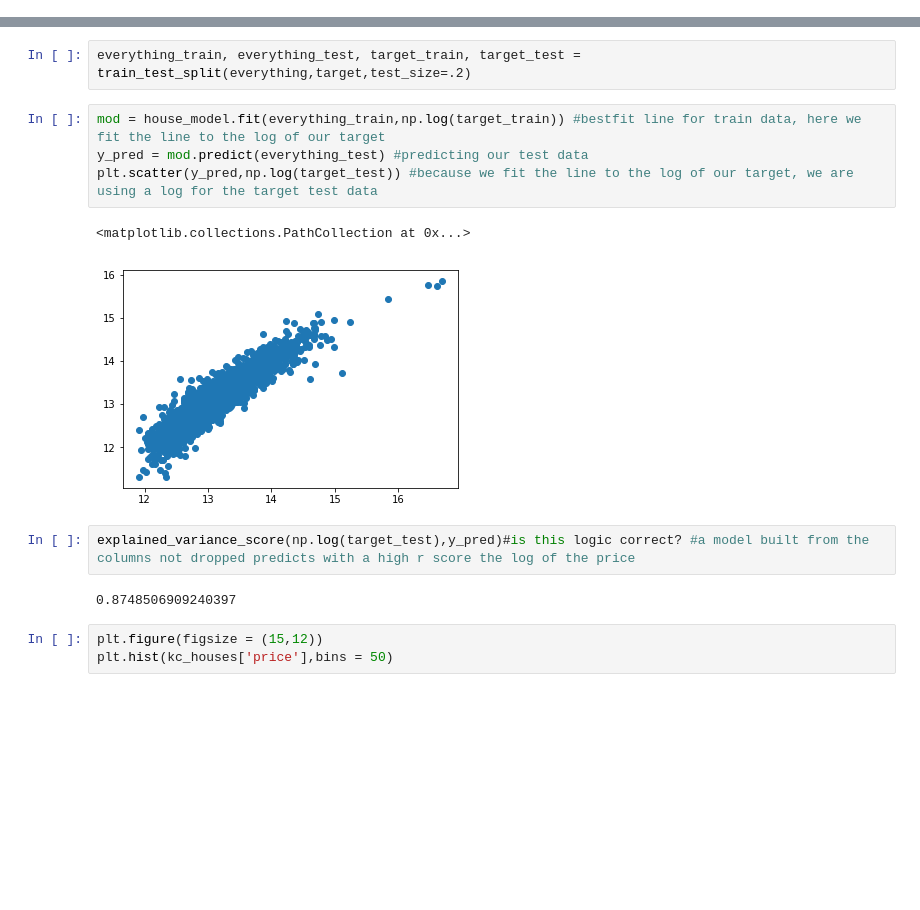
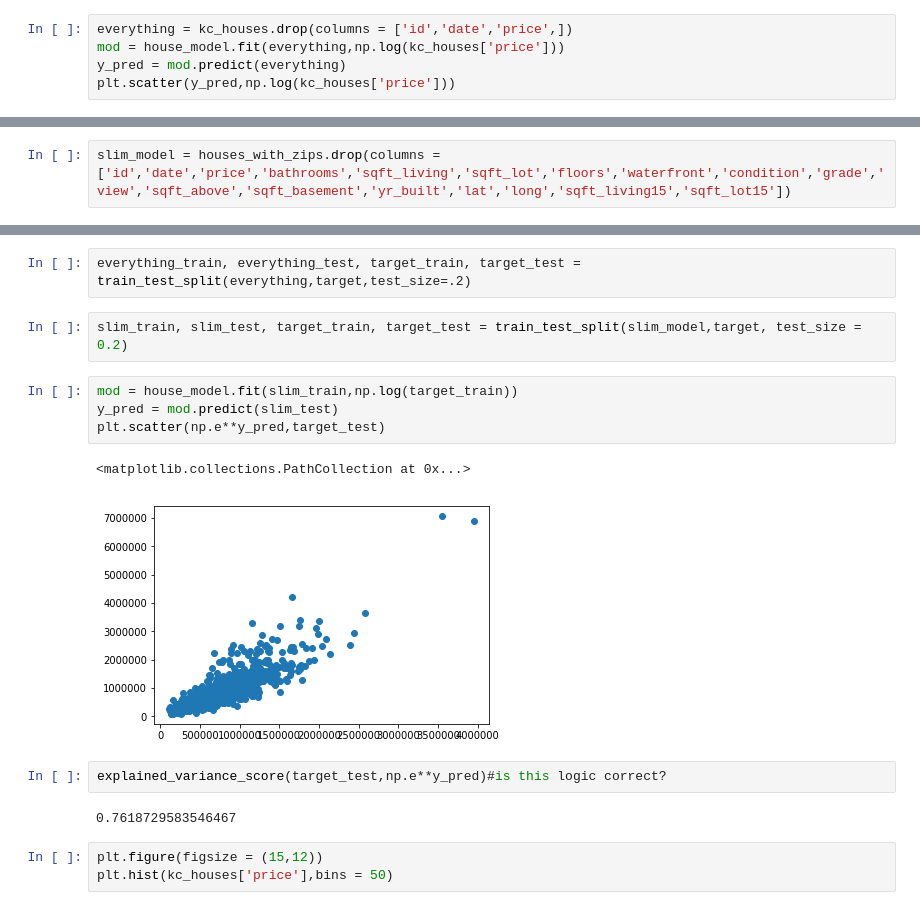
Before and after one commit to dmart49/Mod1Project, a Jupyter notebook: data_cleaning.ipynb, the cells around one changed output, grey strips where cells are left out. Saved outputs shown, nothing was run; the diff lists cells and outputs as text; blank space fills up the shorter version.

```diff
--- a/data_cleaning.ipynb
+++ b/data_cleaning.ipynb
@@ -256,0 +202,5 @@ plt.scatter(y_pred,np.log(kc_houses['price']))
+# %%
+everything = kc_houses.drop(columns = ['id','date','price',])
+mod = house_model.fit(everything,np.log(kc_houses['price']))
+y_pred = mod.predict(everything)
+plt.scatter(y_pred,np.log(kc_houses['price']))
@@ -313,3 +255,5 @@ houses_with_zips.drop(columns = ['zipcode'],inplace=True)
+# %%
+slim_model = houses_with_zips.drop(columns = ['id','date','price','bathrooms','sqft_living','sqft_lot','floors','waterfront','condition','grade','view','sqft_above','sqft_basement','yr_built','lat','long','sqft_living15','sqft_lot15'])
 # %%
 from sklearn.model_selection import train_test_split
 # %%
@@ -317,17 +261,19 @@ everything = houses_with_zips.drop(columns = ['id','date','price','sqft_lot','sq
 target = houses_with_zips['price']
 # %%
 everything_train, everything_test, target_train, target_test = train_test_split(everything,target,test_size=.2)
-# %%
-mod = house_model.fit(everything_train,np.log(target_train)) #bestfit line for train data, here we fit the line to the log of our target
-y_pred = mod.predict(everything_test) #predicting our test data
-plt.scatter(y_pred,np.log(target_test)) #because we fit the line to the log of our target, we are using a log for the target test data
-# %% [output]
-<matplotlib.collections.PathCollection at 0x...>
-[figure, removed]
-# %%
-explained_variance_score(np.log(target_test),y_pred)#is this logic correct? #a model built from the columns not dropped predicts with a high r score the log of the price
-# %% [output]
-0.8748506909240397
+# %%
+slim_train, slim_test, target_train, target_test = train_test_split(slim_model,target, test_size = 0.2)
+# %%
+mod = house_model.fit(slim_train,np.log(target_train))
+y_pred = mod.predict(slim_test)
+plt.scatter(np.e**y_pred,target_test)
+# %% [output]
+<matplotlib.collections.PathCollection at 0x...>
+[figure, added]
+# %%
+explained_variance_score(target_test,np.e**y_pred)#is this logic correct?
+# %% [output]
+0.7618729583546467
 # %%
 plt.figure(figsize = (15,12))
 plt.hist(kc_houses['price'],bins = 50)
```
Also changed, not shown: parts of 48 cells of this notebook.
